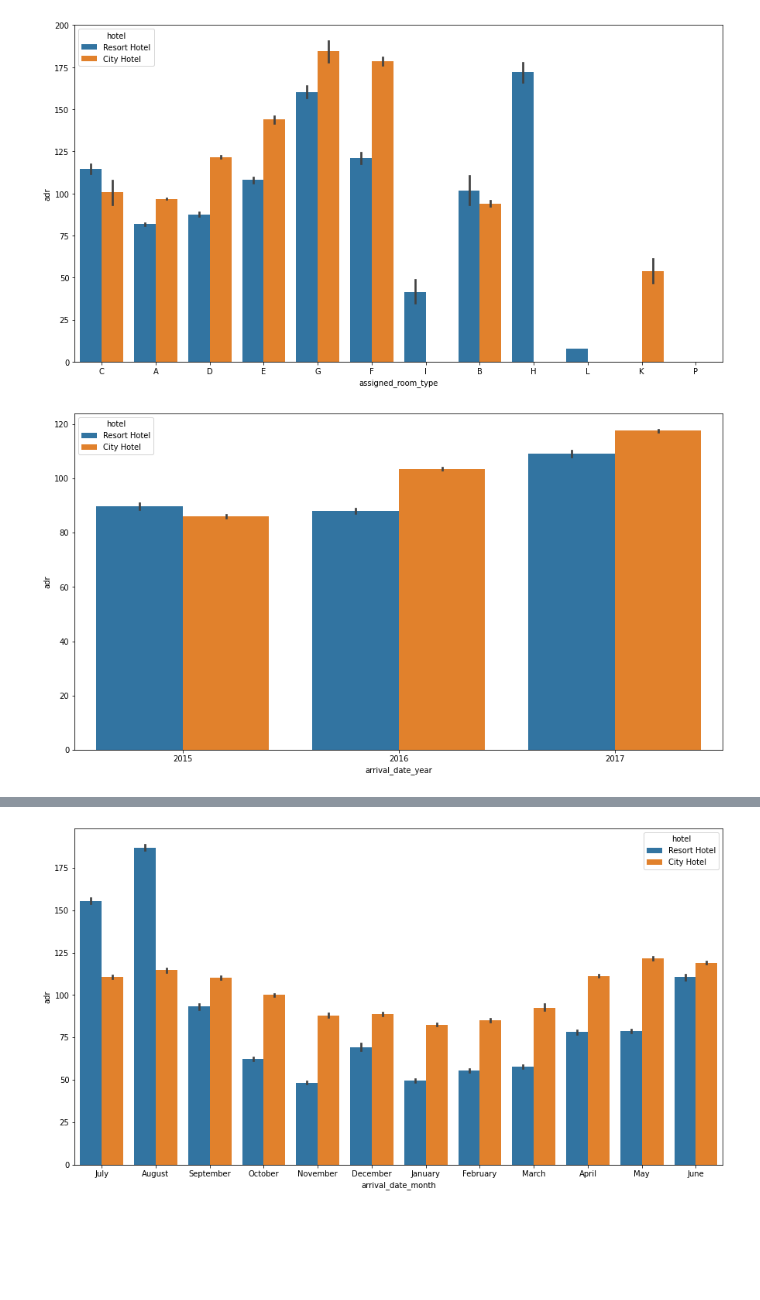
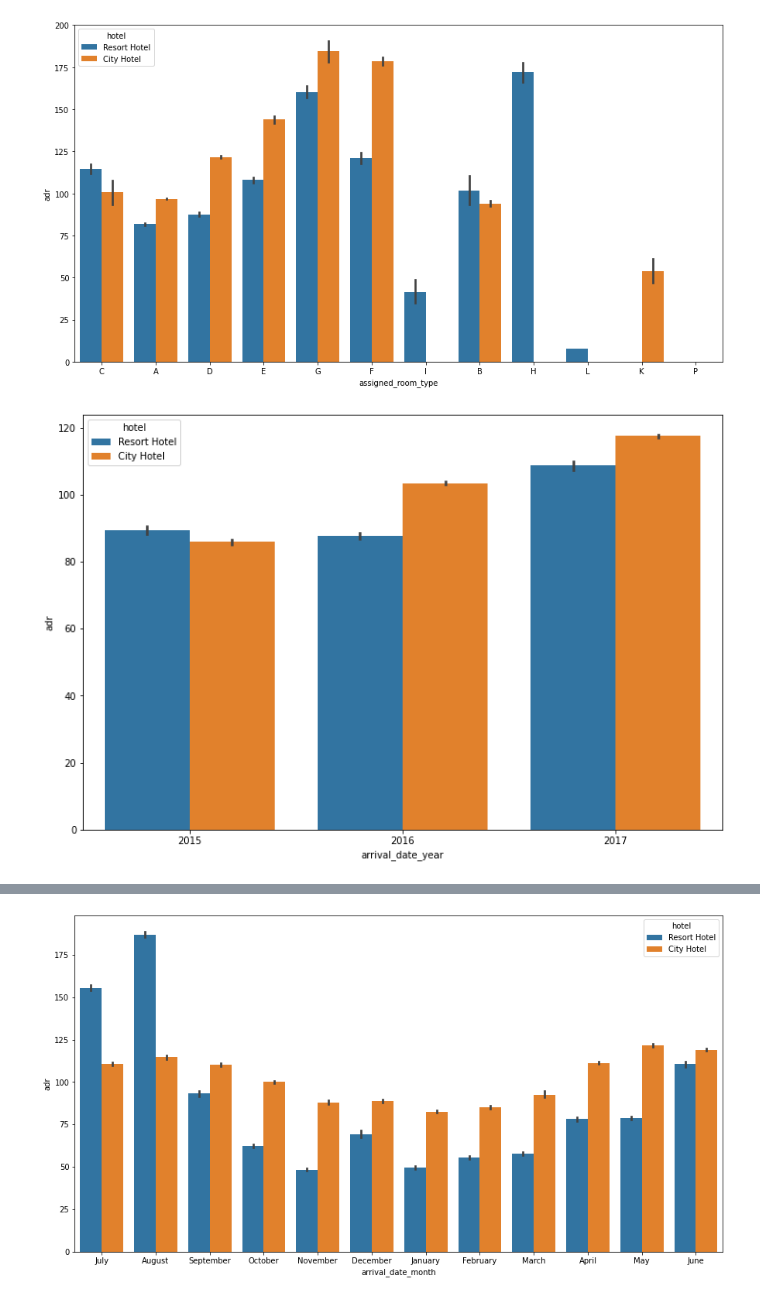
Before and after one commit to Gaurav-Yaduvanshi/Hotel-Booking-Analysis, a Jupyter notebook: Hotel_Booking_Analysis_Individual_Notebook_.ipynb, the cells around one changed output, grey strips where cells are left out. Drawn from its saved outputs; the diff is of its cells as text; code cells hidden in the pictures; blank space fills up the shorter version.

```diff
--- a/Hotel_Booking_Analysis_Individual_Notebook_.ipynb
+++ b/Hotel_Booking_Analysis_Individual_Notebook_.ipynb
@@ -323,8 +332,8 @@ plt.show()
 [figure]
 # %%
 # Time wise price differences
-plt.figure(figsize=(15,8))
+plt.figure(figsize=(12,8))
 sns.barplot(data = df,x='arrival_date_year', y='adr', hue='hotel')
 plt.show()
 # %% [output]
-[figure, old version]
+[figure, new version]
```
Also changed, not shown: parts of 8 cells of this notebook.
